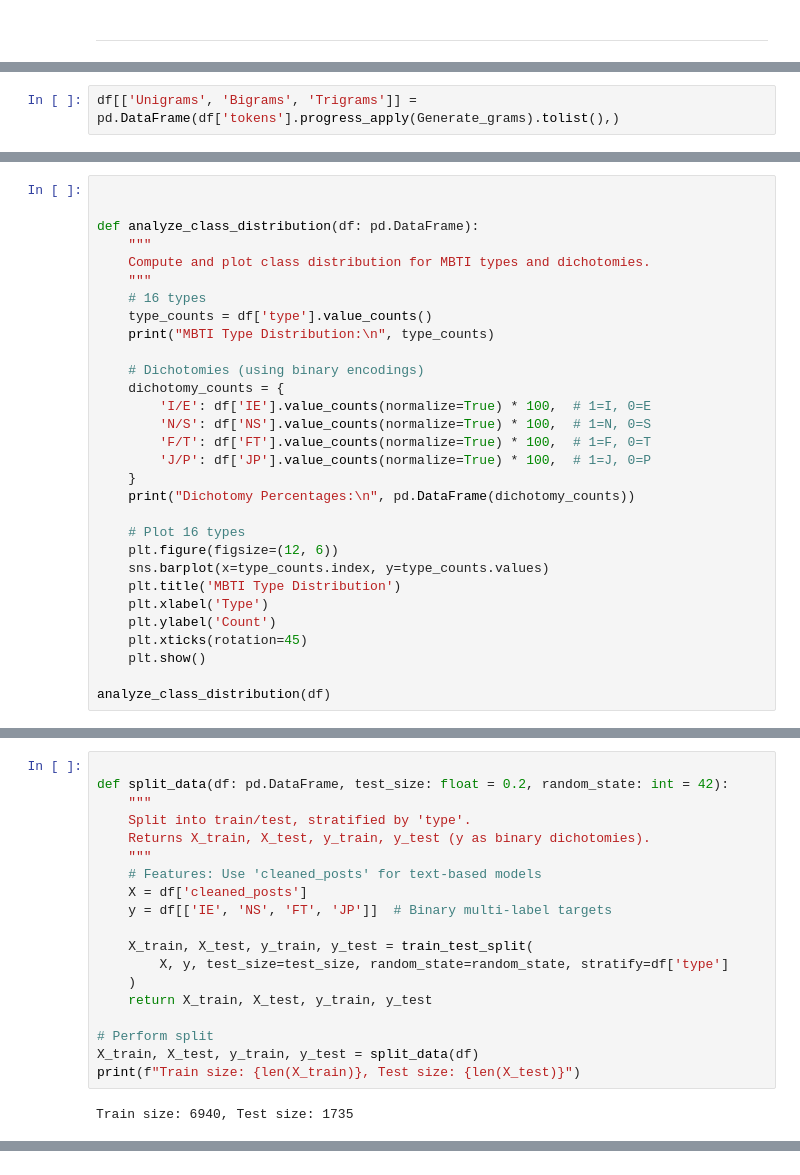
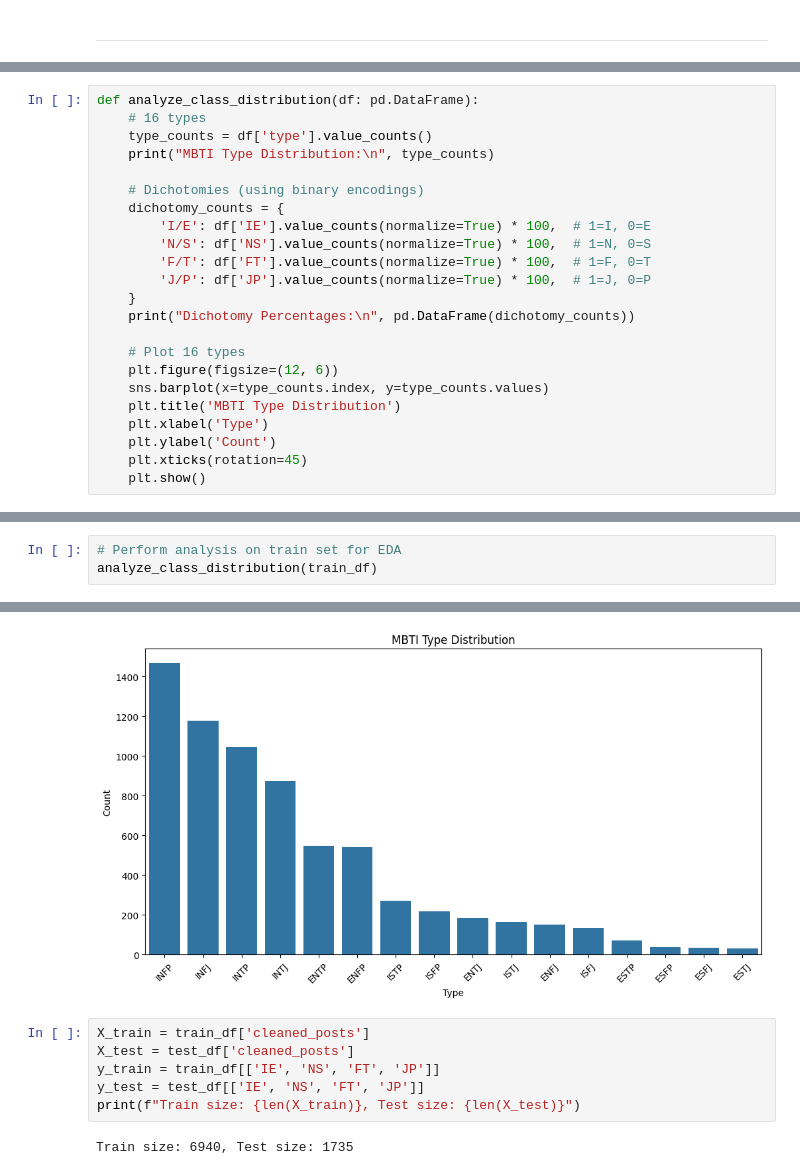
Before and after one commit to GitGud-f/mbti-personality-classifier, a Jupyter notebook: notebooks/exploratory_notebook.ipynb, the cells around one changed output, grey strips where cells are left out. Cells and saved outputs as stored; diff of their text form.

```diff
--- a/notebooks/exploratory_notebook.ipynb
+++ b/notebooks/exploratory_notebook.ipynb
@@ -182,2 +202,0 @@ def Generate_grams(tokens):
-# %%
-df[['Unigrams', 'Bigrams', 'Trigrams']] = pd.DataFrame(df['tokens'].progress_apply(Generate_grams).tolist(),)
@@ -267,10 +244,5 @@ df.head()
 # %%
-
-
 def analyze_class_distribution(df: pd.DataFrame):
-    """
-    Compute and plot class distribution for MBTI types and dichotomies.
-    """
     # 16 types
     type_counts = df['type'].value_counts()
     print("MBTI Type Distribution:\n", type_counts)
@@ -292,5 +264,3 @@ def analyze_class_distribution(df: pd.DataFrame):
     plt.ylabel('Count')
     plt.xticks(rotation=45)
     plt.show()
-
-analyze_class_distribution(df)
@@ -316,21 +267,4 @@ Dichotomy Percentages:
-# %%
-
-def split_data(df: pd.DataFrame, test_size: float = 0.2, random_state: int = 42):
-    """
-    Split into train/test, stratified by 'type'.
-    Returns X_train, X_test, y_train, y_test (y as binary dichotomies).
-    """
-    # Features: Use 'cleaned_posts' for text-based models
-    X = df['cleaned_posts']
-    y = df[['IE', 'NS', 'FT', 'JP']]  # Binary multi-label targets
-
-    X_train, X_test, y_train, y_test = train_test_split(
-        X, y, test_size=test_size, random_state=random_state, stratify=df['type']
-    )
-    return X_train, X_test, y_train, y_test
-
-# Perform split
-X_train, X_test, y_train, y_test = split_data(df)
-print(f"Train size: {len(X_train)}, Test size: {len(X_test)}")
-# %% [output]
-Train size: 6940, Test size: 1735
+# %%
+# Perform analysis on train set for EDA
+analyze_class_distribution(train_df)
+# %% [output]
@@ -336,0 +288,9 @@ Train size: 6940, Test size: 1735
+[figure, added]
+# %%
+X_train = train_df['cleaned_posts']
+X_test = test_df['cleaned_posts']
+y_train = train_df[['IE', 'NS', 'FT', 'JP']]
+y_test = test_df[['IE', 'NS', 'FT', 'JP']]
+print(f"Train size: {len(X_train)}, Test size: {len(X_test)}")
+# %% [output]
+Train size: 6940, Test size: 1735
```
Also changed, not shown: parts of 24 cells of this notebook.
